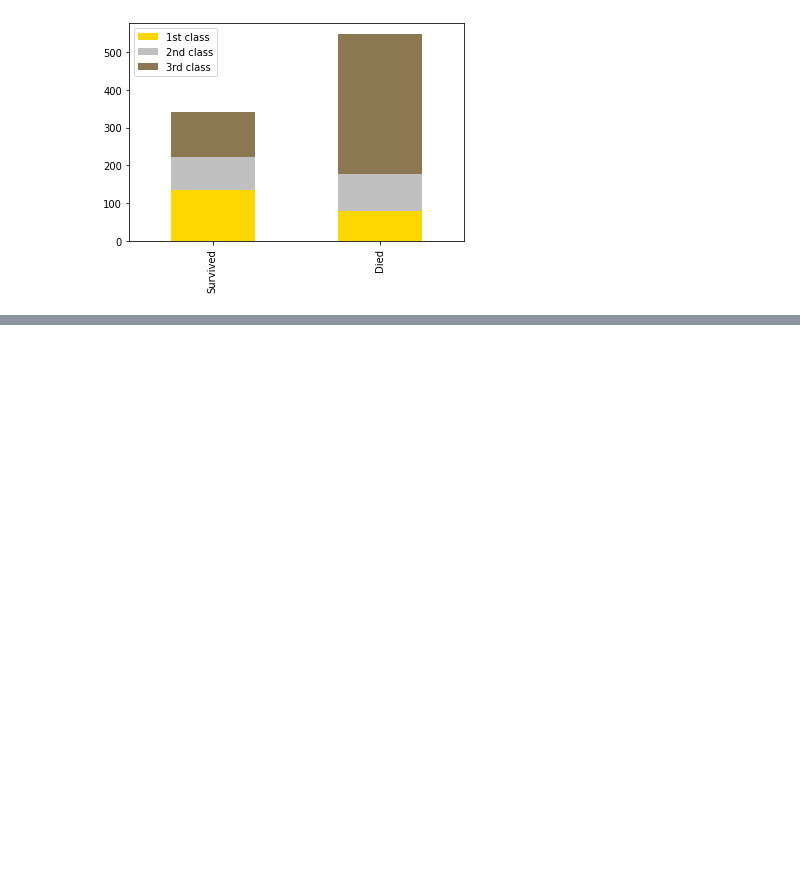
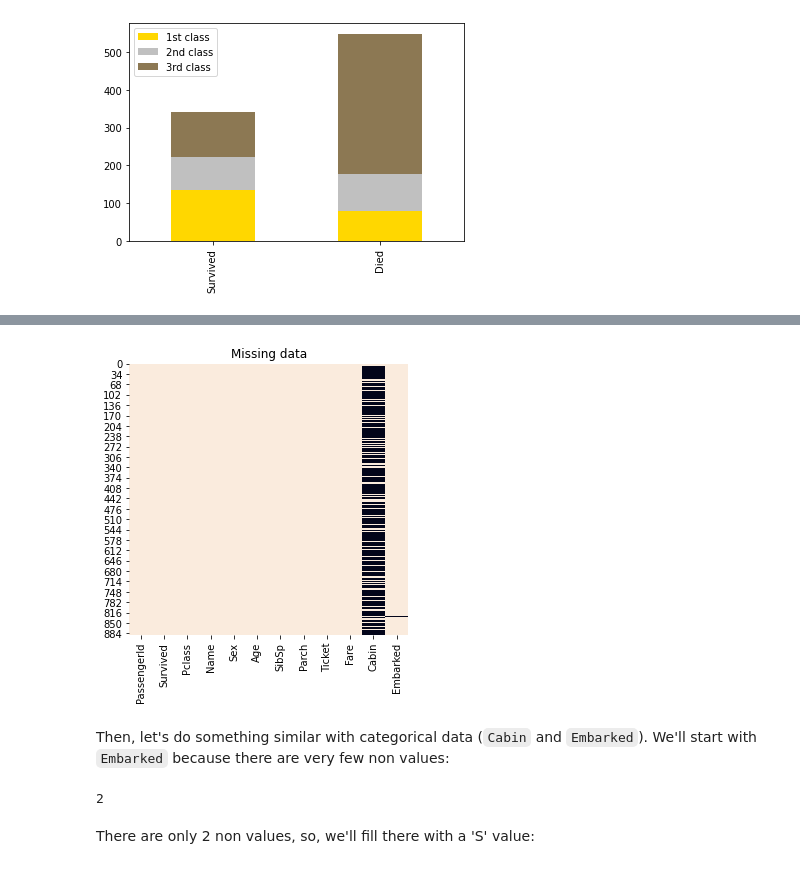
Before and after one commit to abdielgv162/Machine-Learning-Models-and-Algorithms, a Jupyter notebook: Arboles_de_decision/Titanic_2nd.ipynb, the cells around one changed output, grey strips where cells are left out. Drawn from its saved outputs; the diff is of its cells as text; code cells hidden in the pictures; blank space fills up the shorter version.

```diff
--- a/Arboles_de_decision/Titanic_2nd.ipynb
+++ b/Arboles_de_decision/Titanic_2nd.ipynb
@@ -145,0 +245,5 @@ Was there a kind of priority of rescue based on their social status, or it's mor
+# %%
+label_encoder = preprocessing.LabelEncoder()
+encoder_sex = label_encoder.fit_transform(train_df['Sex'])
+train_df['Sex'] = encoder_sex
+train_df.head(5)
@@ -145,0 +278,12 @@ Was there a kind of priority of rescue based on their social status, or it's mor
+# %%
+plotting_missing_data(train_df)
+# %% [output]
+[figure, added]
+# %% [markdown]
+Then, let's do something similar with categorical data (`Cabin` and `Embarked`). We'll start with `Embarked` because there are very few non values:
+# %%
+train_df['Embarked'].isnull().sum()
+# %% [output]
+2
+# %% [markdown]
+There are only 2 non values, so, we'll fill there with a 'S' value:
```
Also changed, not shown: parts of 29 cells of this notebook.
